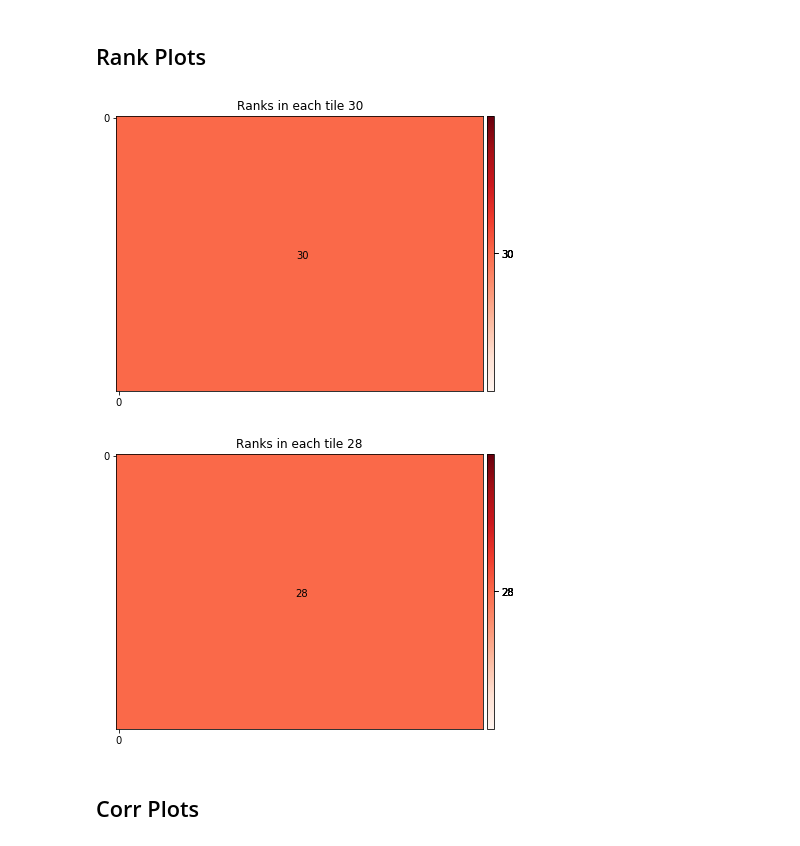
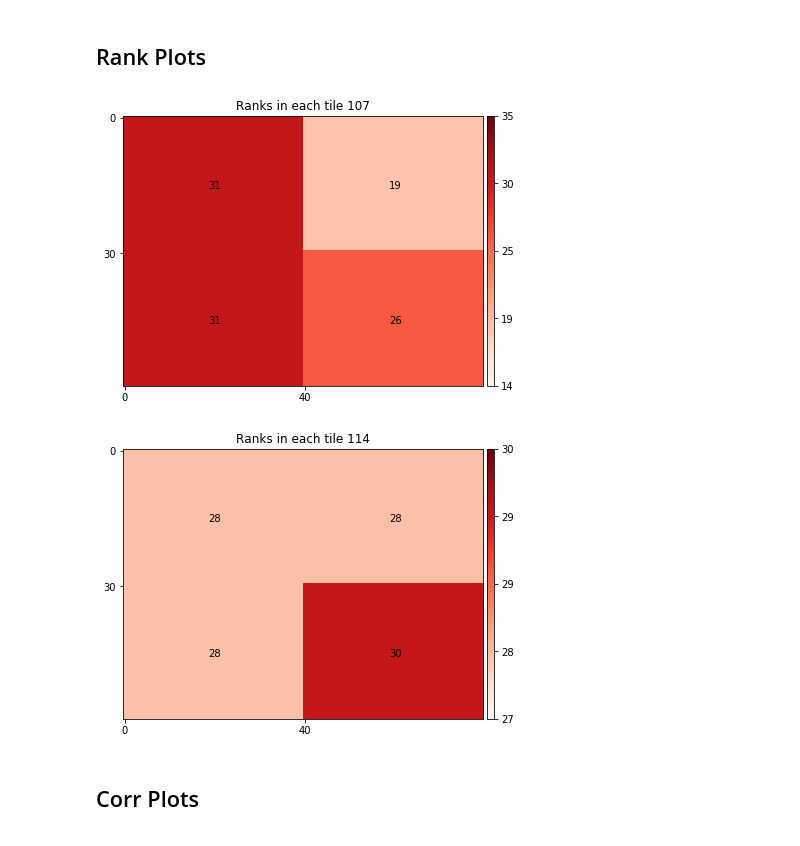
Before and after one commit to ekellbuch/cocaim, a Jupyter notebook: Denoiser_Comparison_Ca.ipynb, the cells around one changed output. Saved outputs shown, nothing was run; the diff lists cells and outputs as text; code cells hidden in the pictures.

Commit message:
rerunning comparisons explicitly setting snr_threshold=0

```diff
--- a/Denoiser_Comparison_Ca.ipynb
+++ b/Denoiser_Comparison_Ca.ipynb
@@ -15,9 +15,9 @@ import greedyPCA_SV as gpca
 # %% [markdown]
 # Load Data & Choose Params
 # %%
-bheight = 60
-bwidth = 80
-preprocess=True
+bheight = 30
+bwidth = 40
+preprocess=False
 # %%
 mov = io.imread('example_movies/demoMovie.tif').transpose([1,2,0]).astype(np.float64)
 # %%
@@ -53,7 +53,10 @@ def denoise_gpca(X, bheight, bwidth):
     for j in range(nbj):
         for i in range(nbi):
             denoised_block, ranks = denoise_patch(X[i*bheight:(i+1)*bheight, j*bwidth:(j+1)*bwidth,:],
-                                                  maxlag=5, mean_th_factor=1.5, verbose=False)
+                                                  maxlag=5,
+                                                  mean_th_factor=1.5,
+                                                  snr_threshold=0,
+                                                  verbose=False)
             denoised_movie[i*bheight:(i+1)*bheight, j*bwidth:(j+1)*bwidth,:] = denoised_block
             all_ranks.append(ranks)
     return denoised_movie, all_ranks
@@ -142,13 +151,13 @@ pmd_denoised, pmd_ranks = denoise_pmd(X, bheight, bwidth)
 # %% [markdown]
 ## Rank Plots
 # %%
-_ = util_plot.cn_ranks_plot(np.array(pmd_ranks), (d1,d2), nblocks=[1,1], figsize=6, fontsize=10)
+_ = util_plot.cn_ranks_plot(np.array(pmd_ranks), (d1,d2), nblocks=[2,2], figsize=6, fontsize=10)
 # %% [output]
-[figure, old version]
+[figure, new version]
 # %%
-_ = util_plot.cn_ranks_plot(np.array(gpca_ranks),(d1,d2), nblocks=[1,1], figsize=6, fontsize=10)
+_ = util_plot.cn_ranks_plot(np.array(gpca_ranks),(d1,d2), nblocks=[2,2], figsize=6, fontsize=10)
 # %% [output]
-[figure, old version]
+[figure, new version]
 # %% [markdown]
 ## Corr Plots
 # %%
```
Also changed, not shown: parts of 5 cells of this notebook, 1 other file.
